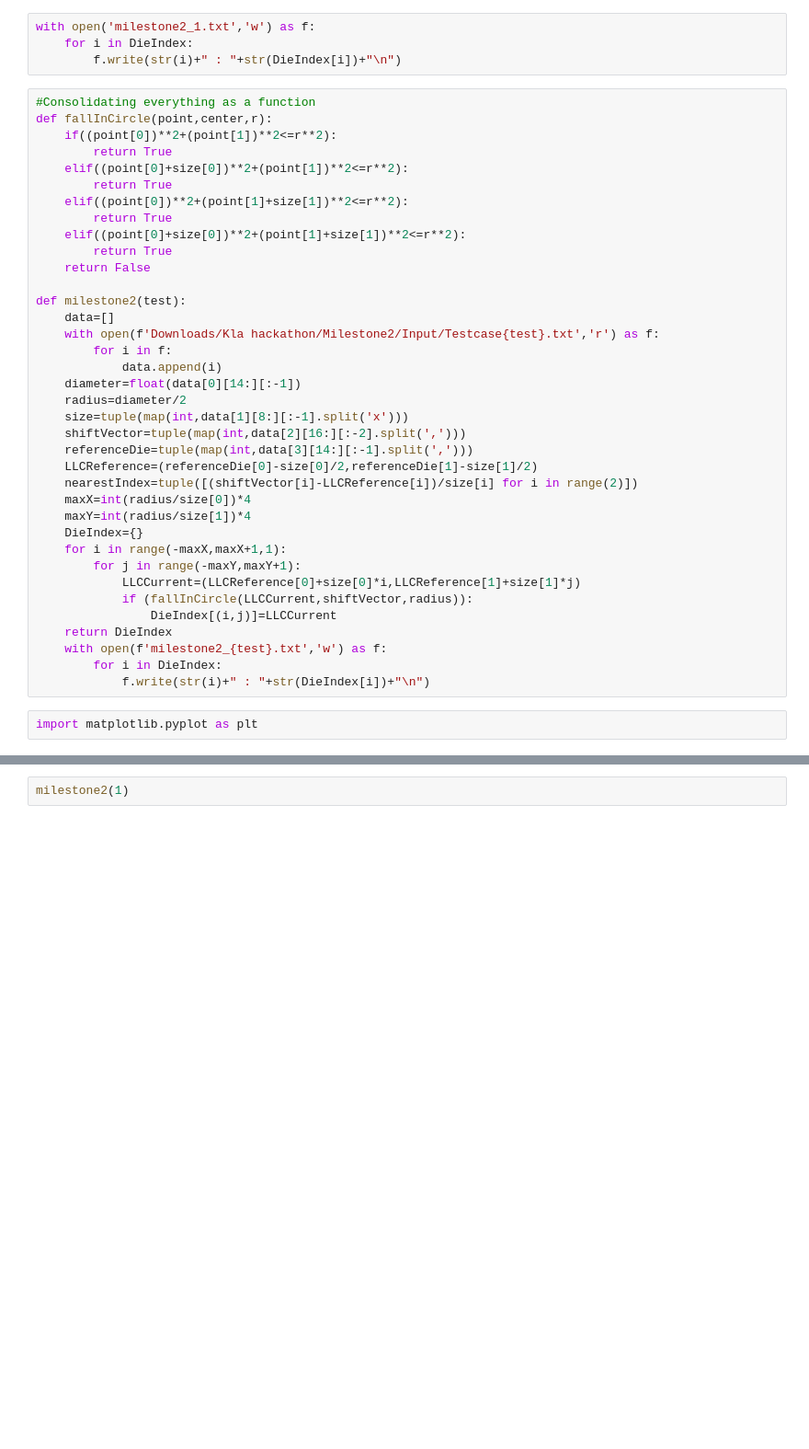
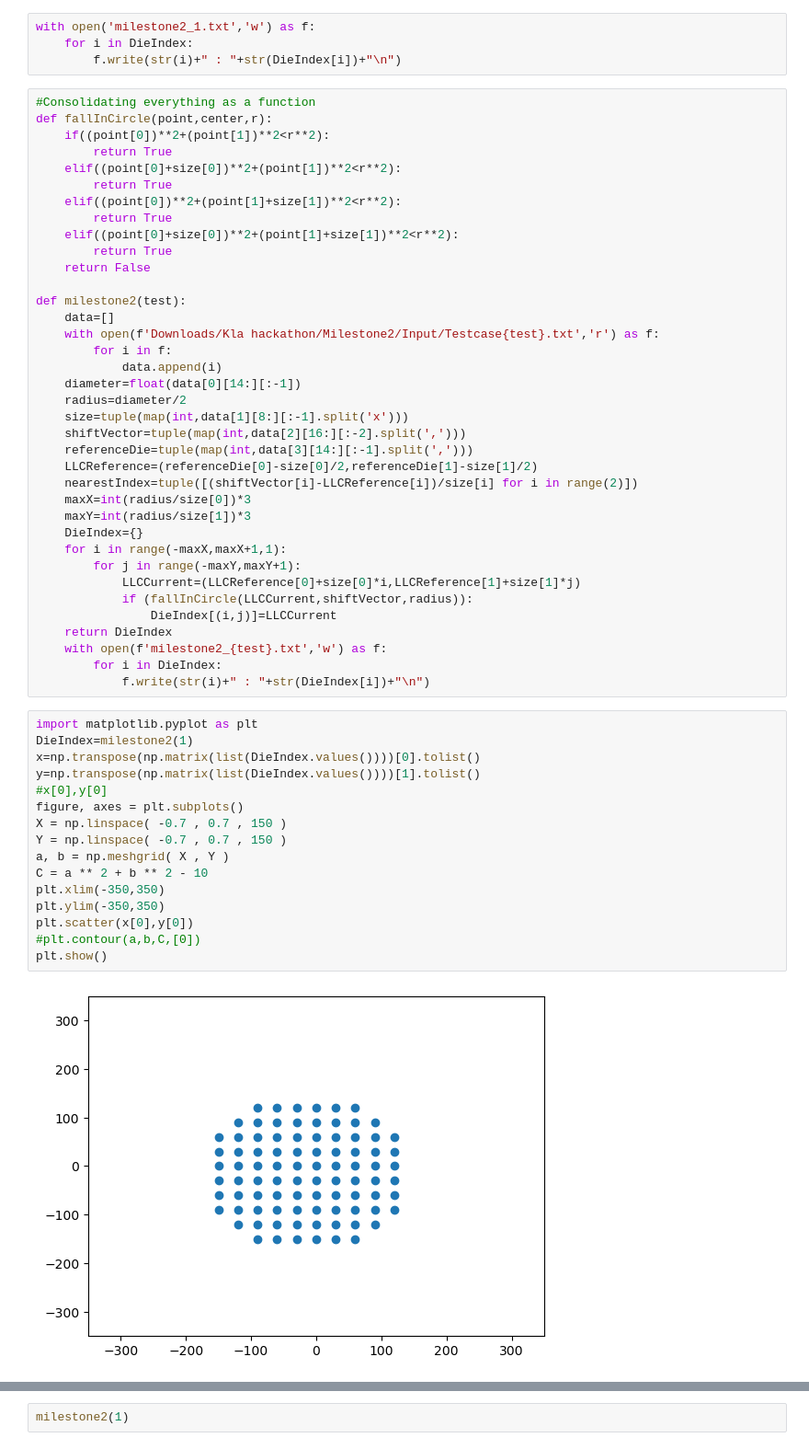
Before and after one commit to SharmilaJ14/KLA_Hackathon, a Jupyter notebook: KLA Hackathon.ipynb, the cells around one changed output, grey strips where cells are left out. Shown at 92% size. Drawn from its saved outputs; the diff is of its cells as text; blank space fills up the shorter version.

Commit message:
Milestone 3 added

```diff
--- a/KLA Hackathon.ipynb
+++ b/KLA Hackathon.ipynb
@@ -223,13 +223,13 @@ with open('milestone2_1.txt','w') as f:
 # %%
 #Consolidating everything as a function
 def fallInCircle(point,center,r):
-    if((point[0])**2+(point[1])**2<=r**2):
+    if((point[0])**2+(point[1])**2<r**2):
         return True
-    elif((point[0]+size[0])**2+(point[1])**2<=r**2):
+    elif((point[0]+size[0])**2+(point[1])**2<r**2):
         return True
-    elif((point[0])**2+(point[1]+size[1])**2<=r**2):
+    elif((point[0])**2+(point[1]+size[1])**2<r**2):
         return True
-    elif((point[0]+size[0])**2+(point[1]+size[1])**2<=r**2):
+    elif((point[0]+size[0])**2+(point[1]+size[1])**2<r**2):
         return True
     return False
 
@@ -245,8 +245,8 @@ def milestone2(test):
     referenceDie=tuple(map(int,data[3][14:][:-1].split(',')))
     LLCReference=(referenceDie[0]-size[0]/2,referenceDie[1]-size[1]/2)
     nearestIndex=tuple([(shiftVector[i]-LLCReference[i])/size[i] for i in range(2)])
-    maxX=int(radius/size[0])*4
-    maxY=int(radius/size[1])*4
+    maxX=int(radius/size[0])*3
+    maxY=int(radius/size[1])*3
     DieIndex={}
     for i in range(-maxX,maxX+1,1):
         for j in range(-maxY,maxY+1):
@@ -259,3 +259,19 @@ def milestone2(test):
             f.write(str(i)+" : "+str(DieIndex[i])+"\n")
 # %%
 import matplotlib.pyplot as plt
+DieIndex=milestone2(1)
+x=np.transpose(np.matrix(list(DieIndex.values())))[0].tolist()
+y=np.transpose(np.matrix(list(DieIndex.values())))[1].tolist()
+#x[0],y[0]
+figure, axes = plt.subplots()
+X = np.linspace( -0.7 , 0.7 , 150 )
+Y = np.linspace( -0.7 , 0.7 , 150 )
+a, b = np.meshgrid( X , Y )
+C = a ** 2 + b ** 2 - 10
+plt.xlim(-350,350)
+plt.ylim(-350,350)
+plt.scatter(x[0],y[0])
+#plt.contour(a,b,C,[0])
+plt.show()
+# %% [output]
+[figure, added]
```
Also changed, not shown: parts of 5 cells of this notebook.
